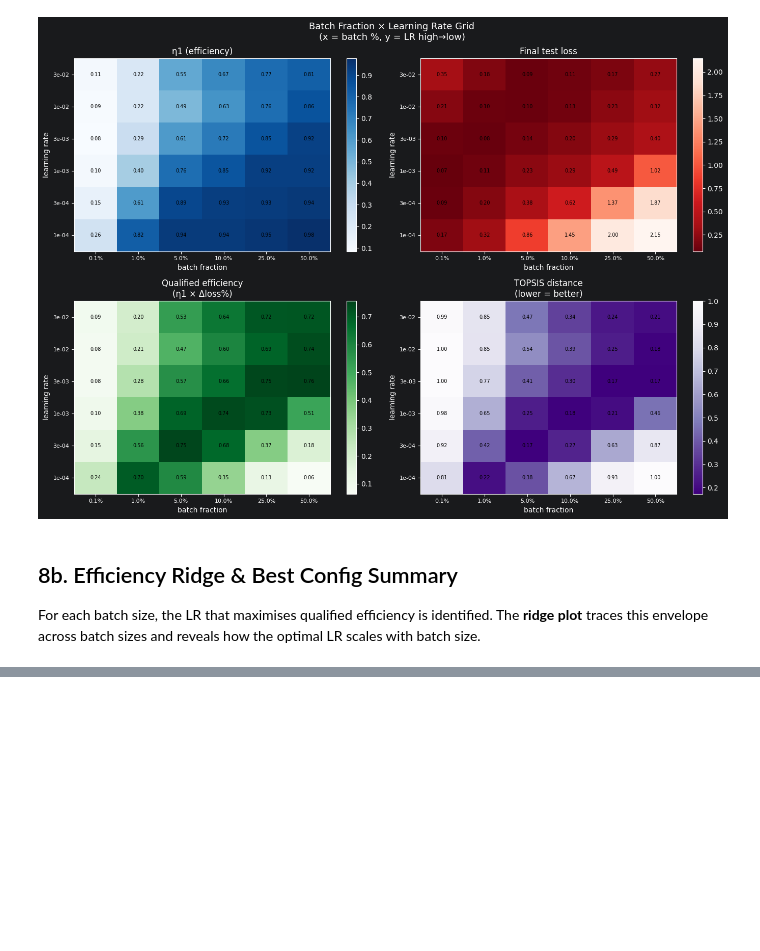
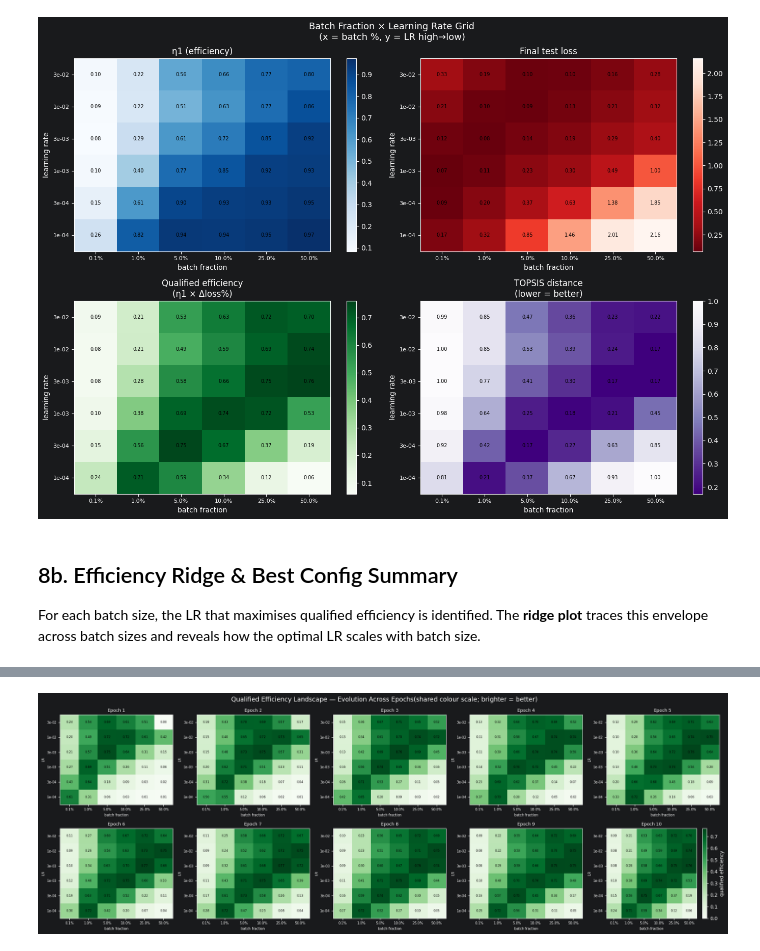
Before and after one commit to benmeyersUSC/Training-Metrics, a Jupyter notebook: Jupyter Exploration/MNIST_Metrics_Sweep.ipynb, the cells around one changed output, grey strips where cells are left out. Cells and saved outputs as stored; diff of their text form; code cells hidden in the pictures; blank space fills up the shorter version.

```diff
--- a/Jupyter Exploration/MNIST_Metrics_Sweep.ipynb
+++ b/Jupyter Exploration/MNIST_Metrics_Sweep.ipynb
@@ -735,0 +749,58 @@ Change the relevant config cell and re-run from that cell onward. Cells 2 (pure
+# %%
+_sample = grid_results[GRID_BATCH_SIZES[0]][GRID_LRS[0]]
+assert 'epoch_snapshots' in _sample, (
+    "Re-run cells 4 and 7 to populate epoch_snapshots in grid_results."
+)
+
+_nE = GRID_EPOCHS
+_nB = len(GRID_BATCH_SIZES)
+_nL = len(GRID_LRS)
+_lrs_plot = GRID_LRS[::-1]
+_bs_plot  = GRID_BATCH_SIZES
+_x_labels = [f'{f*100:.1f}%' for f in GRID_BATCH_FRACS]
+_y_labels  = [f'{lr:.0e}' for lr in _lrs_plot]
+
+qual_over_epochs = np.zeros((_nE, _nL, _nB))
+for e in range(_nE):
+    for j, bs in enumerate(_bs_plot):
+        for i, lr in enumerate(_lrs_plot):
+            qual_over_epochs[e, i, j] = (
+                grid_results[bs][lr]['epoch_snapshots'][e]['qualified_efficiency']
+            )
+
+_vmin = qual_over_epochs.min()
+_vmax = qual_over_epochs.max()
+_ncols = 5
+_nrows = (_nE + _ncols - 1) // _ncols
+
+fig, axes = plt.subplots(_nrows, _ncols, figsize=(4 * _ncols, 3.5 * _nrows))
+if _nrows == 1:
+    axes = axes[np.newaxis, :]
+fig.suptitle('Qualified Efficiency Landscape — Evolution Across Epochs'
+             '(shared colour scale; brighter = better)', fontsize=13)
+
+for e in range(_nE):
+    row, col = divmod(e, _ncols)
+    ax = axes[row, col]
+    im = ax.imshow(qual_over_epochs[e], cmap='Greens', aspect='auto',
+                   vmin=_vmin, vmax=_vmax)
+    ax.set_xticks(range(_nB)); ax.set_xticklabels(_x_labels, fontsize=7)
+    ax.set_yticks(range(_nL)); ax.set_yticklabels(_y_labels, fontsize=7)
+    ax.set_xlabel('batch fraction', fontsize=7)
+    ax.set_ylabel('LR', fontsize=7)
+    ax.set_title(f'Epoch {e + 1}', fontsize=9)
+    for ii in range(_nL):
+        for jj in range(_nB):
+            ax.text(jj, ii, f'{qual_over_epochs[e, ii, jj]:.2f}',
+                    ha='center', va='center', fontsize=6, color='black')
+
+for e in range(_nE, _nrows * _ncols):
+    row, col = divmod(e, _ncols)
+    axes[row, col].set_visible(False)
+
+plt.colorbar(im, ax=axes.flat[_nE - 1], label='qualified efficiency')
+plt.tight_layout()
+plt.savefig('figs/9b_epoch_efficiency_evolution.png', dpi=150, bbox_inches='tight')
+plt.show()
+# %% [output]
+[figure, added]
```
Also changed, not shown: parts of 12 cells of this notebook, 14 other files.
